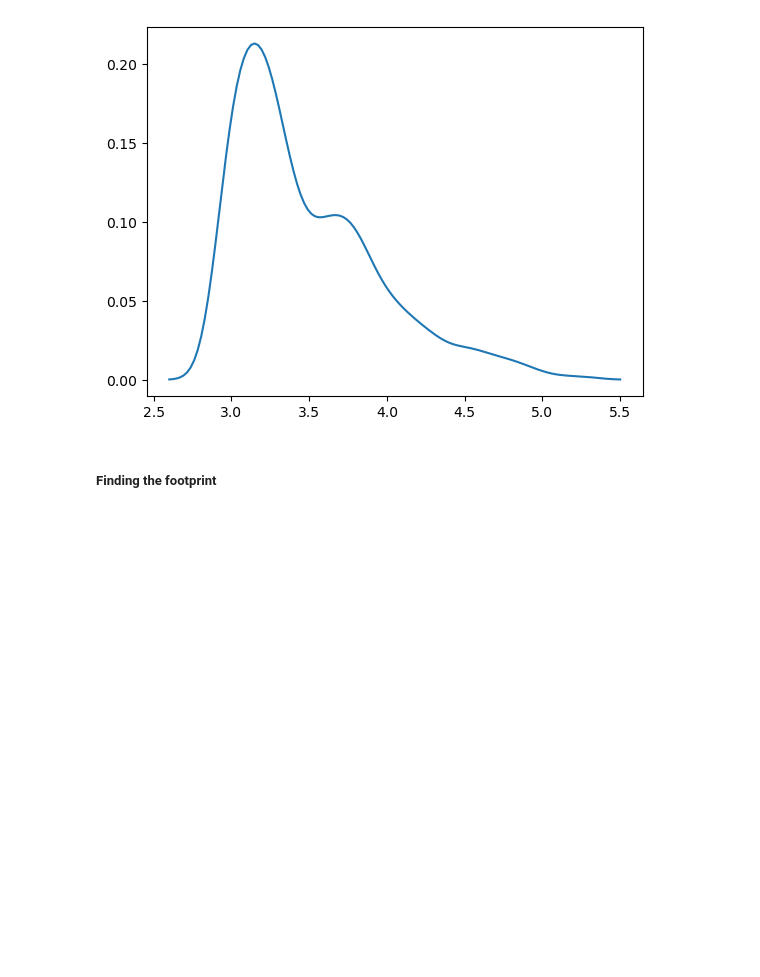
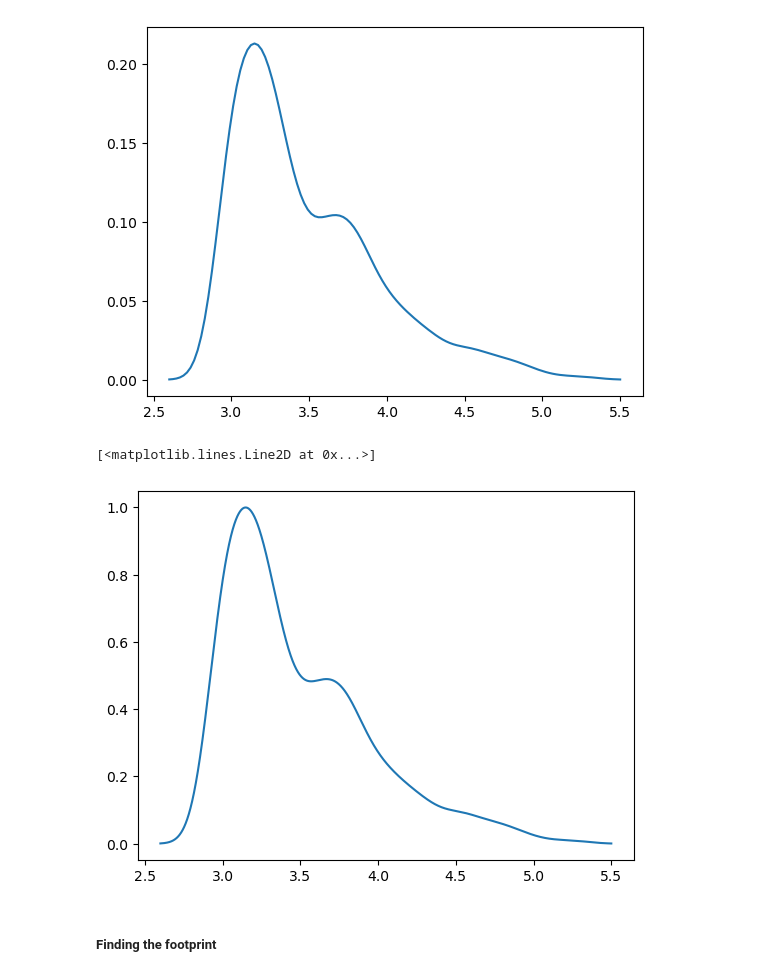
Before and after one commit to VibinRam/DP2, a Jupyter notebook: Codes/Clustering_analysis_PS1_and_shen/Shen_SDSS_reproduce.ipynb, the cells around one changed output. Cells and saved outputs as stored; diff of their text form; code cells hidden in the pictures; blank space fills up the shorter version.

```diff
--- a/Codes/Clustering_analysis_PS1_and_shen/Shen_SDSS_reproduce.ipynb
+++ b/Codes/Clustering_analysis_PS1_and_shen/Shen_SDSS_reproduce.ipynb
@@ -325,7 +325,7 @@ from sklearn.neighbors import KernelDensity
 from sklearn import preprocessing
 # %%
 z_data = red_col_shen[:, np.newaxis]
-z_test = np.linspace(2.6, 5.5, 128)[:, np.newaxis]
+z_test = np.linspace(2.6, 5.5, 100000)[:, np.newaxis]
 
 kde_model = KernelDensity(kernel='gaussian', bandwidth=0.1)
 kde_model.fit(z_data)
@@ -340,3 +340,8 @@ plt.plot(z_test, smoothed_n_z[0])
 # %% [output]
 [<matplotlib.lines.Line2D at 0x...>]
 [figure]
+# %%
+plt.plot(z_test, np.exp(score)/np.max(np.exp(score)))
+# %% [output]
+[<matplotlib.lines.Line2D at 0x...>]
+[figure, added]
```
Also changed, not shown: parts of 3 cells of this notebook, 4 other files.
